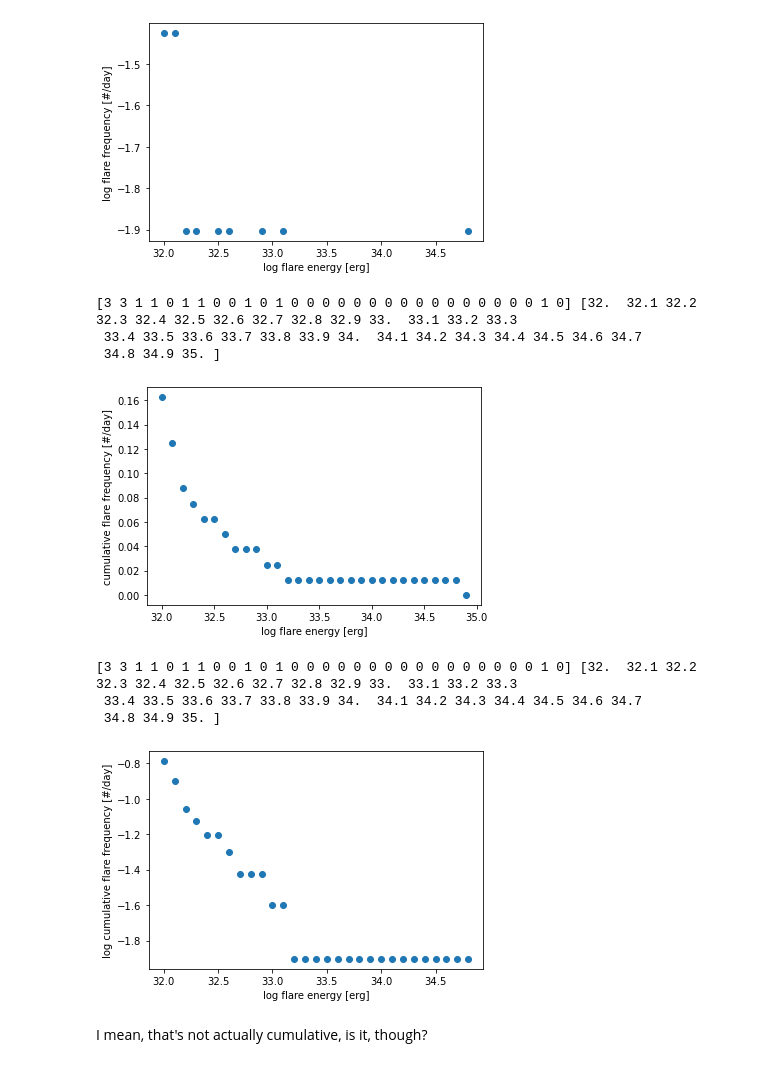
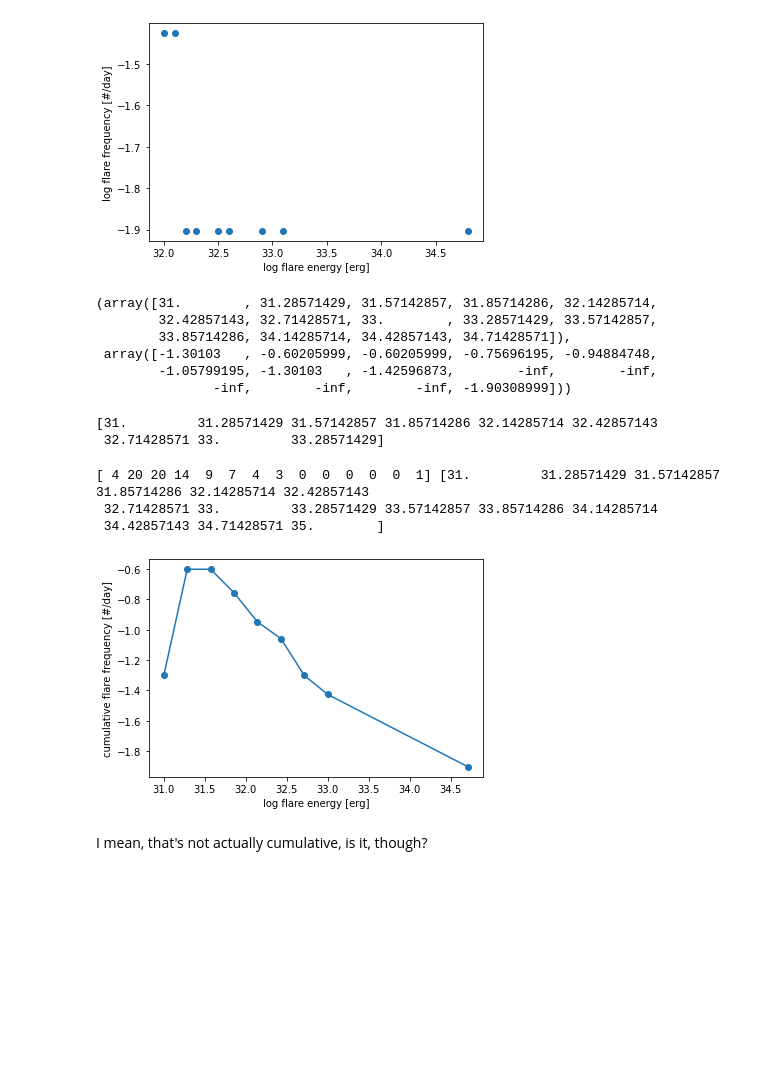
Before and after one commit to exoclam/epic-246301900, a Jupyter notebook: xoflares-epic246301900-pre-flare-gp.ipynb, the cells around one changed output. Drawn from its saved outputs; the diff is of its cells as text; code cells hidden in the pictures; blank space fills up the shorter version.

```diff
--- a/xoflares-epic246301900-pre-flare-gp.ipynb
+++ b/xoflares-epic246301900-pre-flare-gp.ipynb
@@ -944,0 +1009,6 @@ array([32. , 32.1, 32.2, 32.3, 32.4, 32.5, 32.6, 32.7, 32.8, 32.9, 33. ,
+# %%
+flares_df1 = pd.read_csv('flare_energies_pre.csv')
+flares_df2 = pd.read_csv('flare_energies_post.csv')
+flares_df3 = pd.read_csv('flare_energies_postgap.csv')
+flares_df = pd.concat([flares_df1, flares_df2, flares_df3])
+print(flares_df)
@@ -945,3 +1030,5 @@ array([32. , 32.1, 32.2, 32.3, 32.4, 32.5, 32.6, 32.7, 32.8, 32.9, 33. ,
+# %%
+flare_energies = flares_df.flare_energies
 # %%
 hist, edges = np.histogram(flare_energies, bins=np.linspace(32.0, 35.0, 31))
 print(hist, edges)
@@ -974,32 +1061,39 @@ plt.show()
  33.4 33.5 33.6 33.7 33.8 33.9 34.  34.1 34.2 34.3 34.4 34.5 34.6 34.7
  34.8 34.9 35. ]
 [figure]
+# %%
+edges[:-1], np.log10(hist/80)
+# %% [output]
+(array([31.        , 31.28571429, 31.57142857, 31.85714286, 32.14285714,
+        32.42857143, 32.71428571, 33.        , 33.28571429, 33.57142857,
+        33.85714286, 34.14285714, 34.42857143, 34.71428571]),
+ array([-1.30103   , -0.60205999, -0.60205999, -0.75696195, -0.94884748,
+        -1.05799195, -1.30103   , -1.42596873,        -inf,        -inf,
+               -inf,        -inf,        -inf, -1.90308999]))
+# %%
+hist_x = edges[:-1]
+hist_x = hist_x[np.where(hist_y > -1e3)]
+print(hist_x)
+# %% [output]
+[31.         31.28571429 31.57142857 31.85714286 32.14285714 32.42857143
+ 32.71428571 33.         33.28571429]
 # %%
-hist, edges = np.histogram(flare_energies, bins=np.linspace(32.0, 35.0, 31))
+hist, edges = np.histogram(flare_energies, bins=np.linspace(31.0, 35.0, 15))
 print(hist, edges)
-#plt.scatter(edges[:-1], np.log10(hist/80)) # divided by time series length of 80 days
-plt.scatter(edges[:-1][::-1], np.cumsum(hist[::-1])/80) # cumulative sum; invert order b/c they count from highest bin
+hist_y = np.log10(hist/80)
+hist_x = edges[:-1]
+hist_x = hist_x[np.where(hist_y > -1e3)]
+hist_y = hist_y[hist_y > -1e3]
+plt.scatter(edges[:-1], np.log10(hist/80)) # divided by time series length of 80 days
+plt.plot(hist_x, hist_y)
+#plt.scatter(edges[:-1][::-1], np.cumsum(hist[::-1])/80) # cumulative sum; invert order b/c they count from highest bin
+#plt.plot(edges[:-1], np.log10(hist/80)) # divided by time series length of 80 days
 plt.ylabel('cumulative flare frequency [#/day]')
 plt.xlabel('log flare energy [erg]')
 plt.savefig('ffd.png')
 plt.show()
 # %% [output]
-[3 3 1 1 0 1 1 0 0 1 0 1 0 0 0 0 0 0 0 0 0 0 0 0 0 0 0 0 1 0] [32.  32.1 32.2 32.3 32.4 32.5 32.6 32.7 32.8 32.9 33.  33.1 33.2 33.3
- 33.4 33.5 33.6 33.7 33.8 33.9 34.  34.1 34.2 34.3 34.4 34.5 34.6 34.7
- 34.8 34.9 35. ]
+[ 4 20 20 14  9  7  4  3  0  0  0  0  0  1] [31.         31.28571429 31.57142857 31.85714286 32.14285714 32.42857143
+ 32.71428571 33.         33.28571429 33.57142857 33.85714286 34.14285714
+ 34.42857143 34.71428571 35.        ]
-[figure, old version]
+[figure, new version]
-# %%
-hist, edges = np.histogram(flare_energies, bins=np.linspace(32.0, 35.0, 31))
-#hist, edges = np.histogram(flare_energies, bins=np.linspace(32.0, 34.0, 21))
-print(hist, edges)
-#plt.scatter(edges[:-1], np.log10(hist/80)) # divided by time series length of 80 days
-plt.scatter(edges[:-1][::-1], np.log10(np.cumsum(hist[::-1])/80)) # cumulative sum; invert order b/c they count from highest bin
-plt.ylabel('log cumulative flare frequency [#/day]')
-plt.xlabel('log flare energy [erg]')
-plt.savefig('ffd.png')
-plt.show()
-# %% [output]
-[3 3 1 1 0 1 1 0 0 1 0 1 0 0 0 0 0 0 0 0 0 0 0 0 0 0 0 0 1 0] [32.  32.1 32.2 32.3 32.4 32.5 32.6 32.7 32.8 32.9 33.  33.1 33.2 33.3
- 33.4 33.5 33.6 33.7 33.8 33.9 34.  34.1 34.2 34.3 34.4 34.5 34.6 34.7
- 34.8 34.9 35. ]
-[figure, removed]
```
Also changed, not shown: parts of 13 cells of this notebook, 2 other files.
